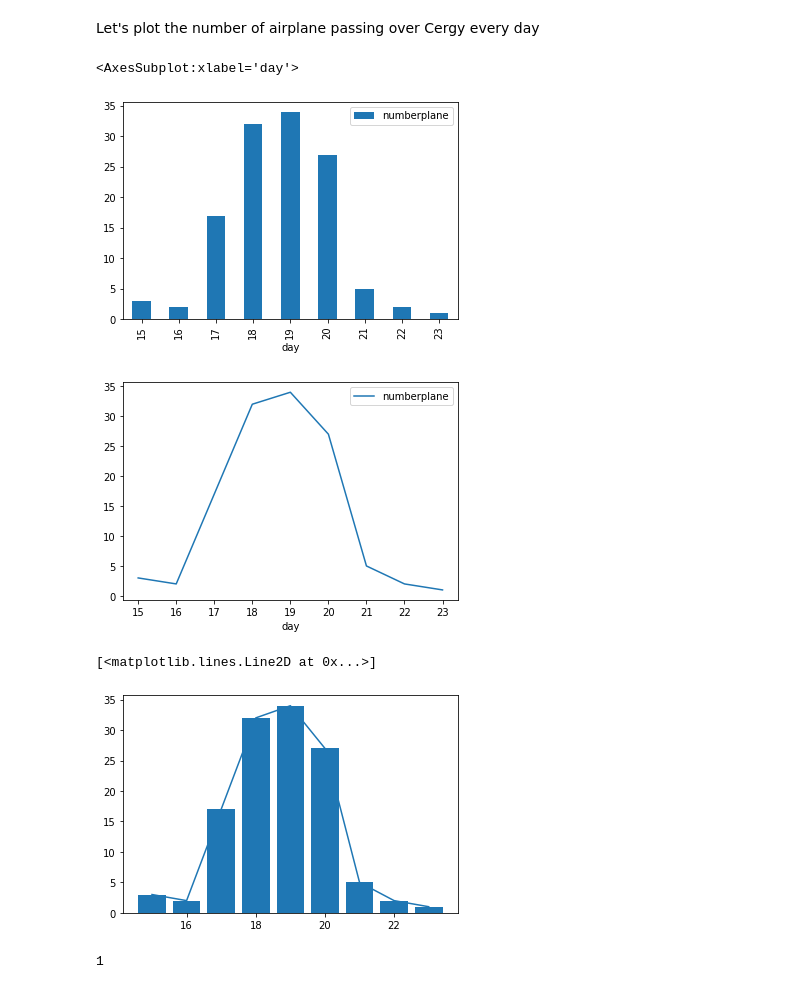
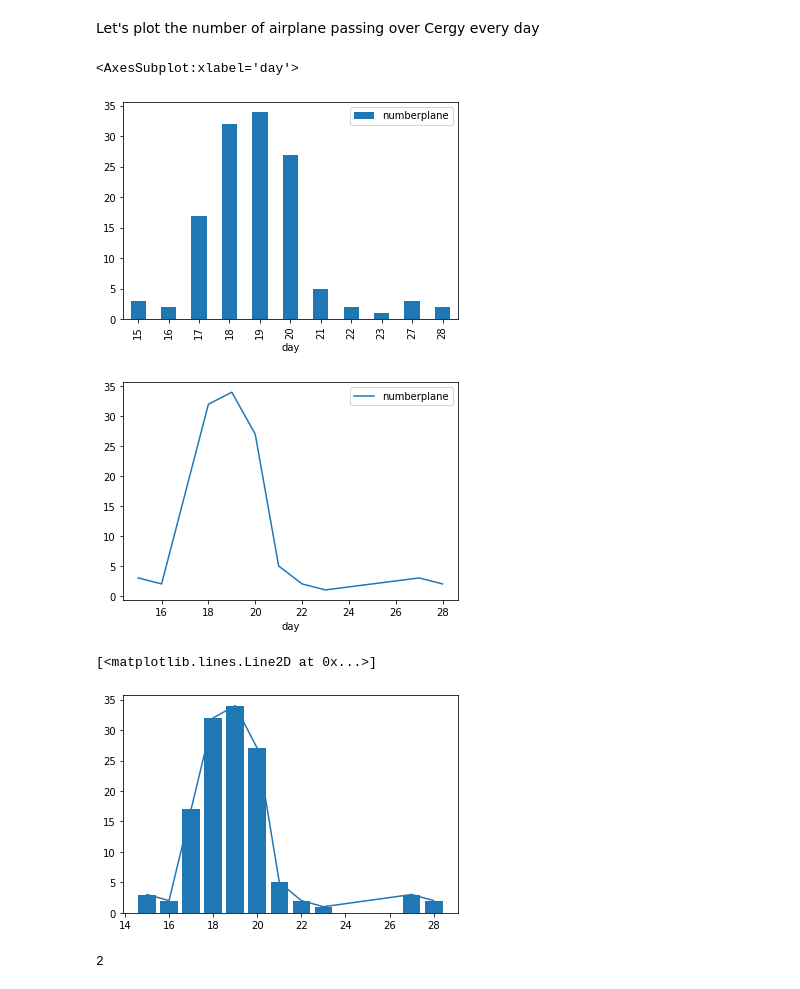
Before and after one commit to Gamma-Software/cergy_flight_radar, a Jupyter notebook: database_explore.ipynb, the cells around one changed output. Drawn from its saved outputs; the diff is of its cells as text; code cells hidden in the pictures.

```diff
--- a/database_explore.ipynb
+++ b/database_explore.ipynb
@@ -112,23 +110,23 @@ df
 # %% [markdown]
 Let's plot the number of airplane passing over Cergy every day
 # %%
-df3.plot.bar(y="numberplane", use_index=True)
-df3.plot.line(y="numberplane", use_index=True)
+df4.plot.bar(y="numberplane", use_index=True)
+df4.plot.line(y="numberplane", use_index=True)
 # %% [output]
 <AxesSubplot:xlabel='day'>
-[figure, old version]
+[figure, new version]
-[figure, old version]
+[figure, new version]
 # %%
 import matplotlib.pyplot as plt
 fig = plt.figure()
 ax = fig.gca()
 
-ax.bar(df3.index, df3.numberplane)
-ax.plot(df3.index, df3.numberplane)
+ax.bar(df4.index, df4.numberplane)
+ax.plot(df4.index, df4.numberplane)
 # %% [output]
 [<matplotlib.lines.Line2D at 0x...>]
-[figure, old version]
+[figure, new version]
 # %%
-df3["numberplane"].tail(1).values[0]
+df4["numberplane"].tail(1).values[0]
 # %% [output]
-1
+2
```
Also changed, not shown: parts of 6 cells of this notebook.
